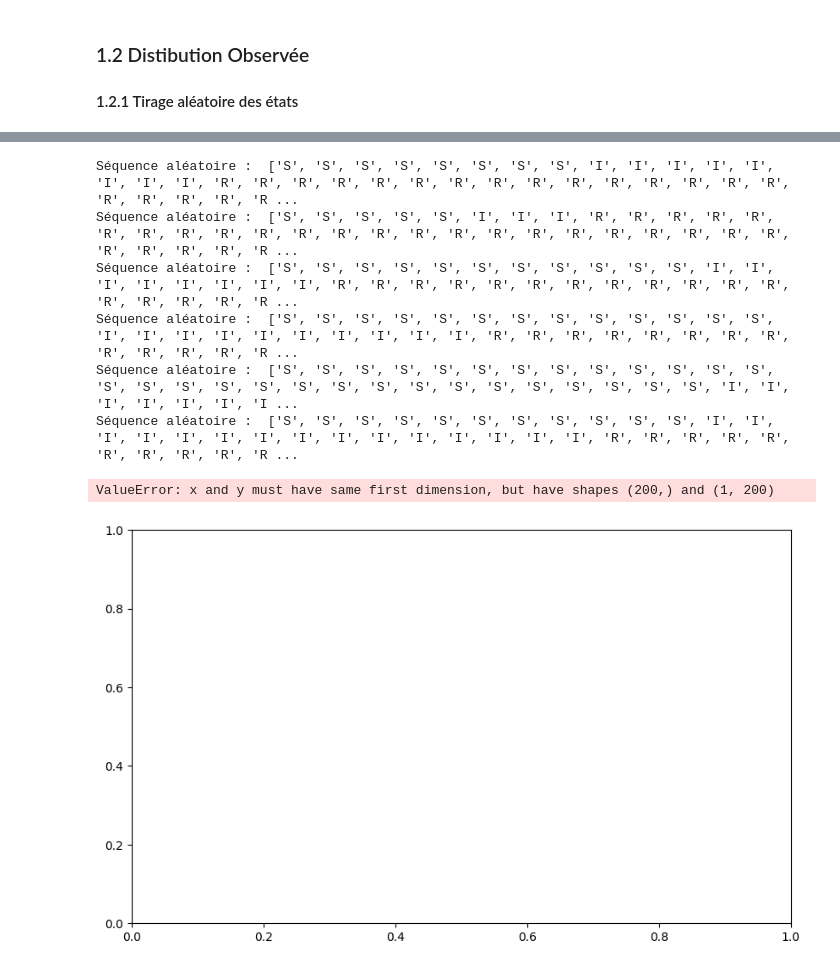
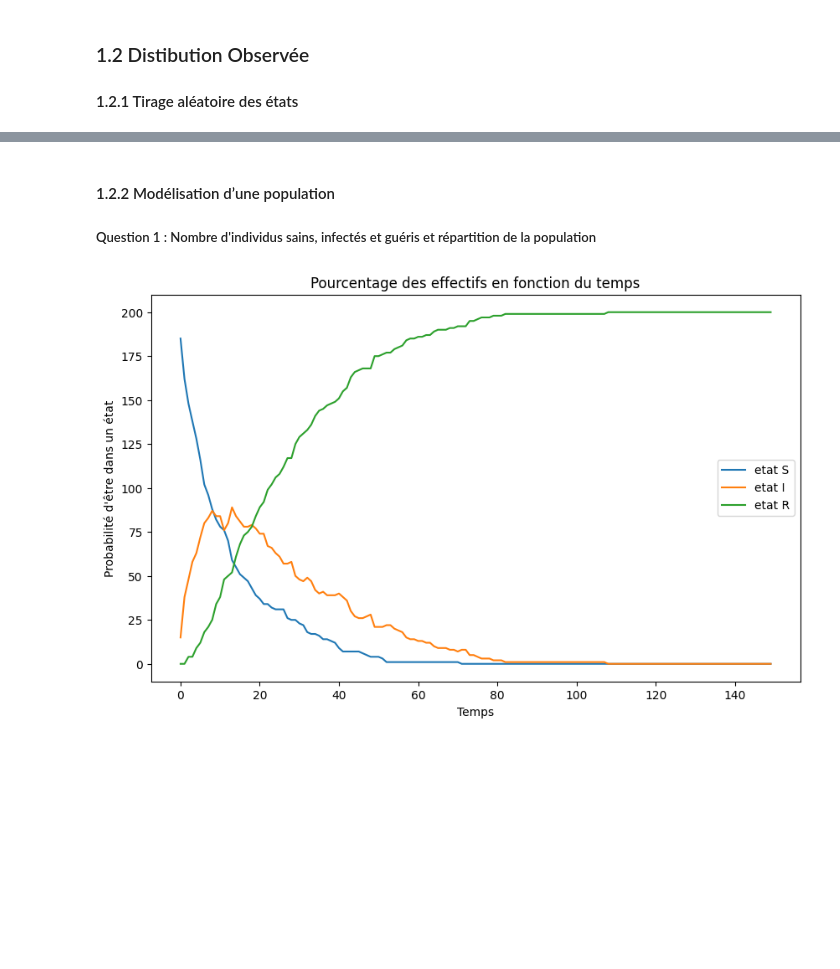
Before and after one commit to maelodie/markov, a Jupyter notebook: markov.ipynb, the cells around one changed output, grey strips where cells are left out. Drawn from its saved outputs; the diff is of its cells as text; code cells hidden in the pictures; blank space fills up the shorter version.

```diff
--- a/markov.ipynb
+++ b/markov.ipynb
@@ -120,18 +121,17 @@ def distribution_etat(A, vect_init):
 
 def affichage_distribution(liste_distribution) :
     #affichage (to review bc copier coller from chatgpt)
-    time_steps = np.arange(0, 200)
-
+    time_steps = np.arange(len(liste_distribution))
+    state_labels = ['etat S', 'etat I', 'etat R']
     plt.figure(figsize=(10, 6))
     for state_index in range(len(liste_distribution[0])):
         state_probabilities = [distribution[state_index] for distribution in liste_distribution]
-        plt.plot(time_steps, state_probabilities, label=f'State {state_index + 1}')
+        plt.plot(time_steps, state_probabilities, label=state_labels[state_index])
 
-    plt.title('Probability Distribution Over Time')
-    plt.xlabel('Time Steps')
-    plt.ylabel('Probability')
+    plt.title('Pourcentage des effectifs en fonction du temps')
+    plt.xlabel('Temps')
+    plt.ylabel("Probabilité d'être dans un état")
     plt.legend()
-    plt.grid(True)
     plt.show()
 
 liste_distribution = distribution_etat(A, pi0)
@@ -179,37 +177,32 @@ Séquence aléatoire :  ['S', 'S', 'S', 'S', 'S', 'S', 'S', 'S', 'S', 'S', 'S',
+# %% [markdown]
+#### 1.2.2 Modélisation d’une population
+##### Question 1 : Nombre d'individus sains, infectés et guéris et répartition de la population
 # %%
 def seq_alea_population(nb_individus, temps, pi0, A):
     res = []
     for i in range(nb_individus+1):
         res.append(seq_alea_individu(temps, pi0, A))
     return res
 
 def distribution_population(seq_population : list(list()), temps, nb_individus):
-    tab_sains = np.zeros((temps))
-    tab_infectes = np.zeros((temps))
-    tab_retablis = np.zeros((temps))
+    res = []
 
-    for j in range(temps) :
-        sains, infectes, retablis = 0,0,0
+    for j in range(temps):
+        tab_temps = np.zeros(3)
         for i in range(nb_individus):
             if seq_population[i][j] == 'S':
-                sains += 1
+                tab_temps[0] += 1
             elif seq_population[i][j] == 'I':
-                infectes += 1
+                tab_temps[1] += 1
             else:
-                retablis += 1
-        tab_sains[j] = sains
-        tab_infectes[j] = infectes
-        tab_retablis[j] = retablis
-    return tab_sains, tab_infectes, tab_retablis
+                tab_temps[2] += 1
+        res.append(tab_temps)
 
-seq = seq_alea_population(5,200,pi0, A)
-repartition = distribution_population(seq, 200, 5)
+    return res
+
+#tests
+population = seq_alea_population(200, 150, pi0, A)
+distribution = distribution_population(population, 150, 200)
+affichage_distribution(distribution)
 # %% [output]
-Séquence aléatoire :  ['S', 'S', 'S', 'S', 'S', 'S', 'S', 'S', 'I', 'I', 'I', 'I', 'I', 'I', 'I', 'I', 'R', 'R', 'R', 'R', 'R', 'R', 'R', 'R', 'R', 'R', 'R', 'R', 'R', 'R', 'R', 'R', 'R', 'R', 'R', 'R ...
-Séquence aléatoire :  ['S', 'S', 'S', 'S', 'S', 'I', 'I', 'I', 'R', 'R', 'R', 'R', 'R', 'R', 'R', 'R', 'R', 'R', 'R', 'R', 'R', 'R', 'R', 'R', 'R', 'R', 'R', 'R', 'R', 'R', 'R', 'R', 'R', 'R', 'R', 'R ...
-Séquence aléatoire :  ['S', 'S', 'S', 'S', 'S', 'S', 'S', 'S', 'S', 'S', 'S', 'I', 'I', 'I', 'I', 'I', 'I', 'I', 'I', 'R', 'R', 'R', 'R', 'R', 'R', 'R', 'R', 'R', 'R', 'R', 'R', 'R', 'R', 'R', 'R', 'R ...
-Séquence aléatoire :  ['S', 'S', 'S', 'S', 'S', 'S', 'S', 'S', 'S', 'S', 'S', 'S', 'S', 'I', 'I', 'I', 'I', 'I', 'I', 'I', 'I', 'I', 'I', 'R', 'R', 'R', 'R', 'R', 'R', 'R', 'R', 'R', 'R', 'R', 'R', 'R ...
-Séquence aléatoire :  ['S', 'S', 'S', 'S', 'S', 'S', 'S', 'S', 'S', 'S', 'S', 'S', 'S', 'S', 'S', 'S', 'S', 'S', 'S', 'S', 'S', 'S', 'S', 'S', 'S', 'S', 'S', 'S', 'S', 'I', 'I', 'I', 'I', 'I', 'I', 'I ...
-Séquence aléatoire :  ['S', 'S', 'S', 'S', 'S', 'S', 'S', 'S', 'S', 'S', 'S', 'I', 'I', 'I', 'I', 'I', 'I', 'I', 'I', 'I', 'I', 'I', 'I', 'I', 'I', 'I', 'R', 'R', 'R', 'R', 'R', 'R', 'R', 'R', 'R', 'R ...
-ValueError: x and y must have same first dimension, but have shapes (200,) and (1, 200)
-[figure, old version]
+[figure, new version]
```
Also changed, not shown: parts of 11 cells of this notebook, 1 other file.
